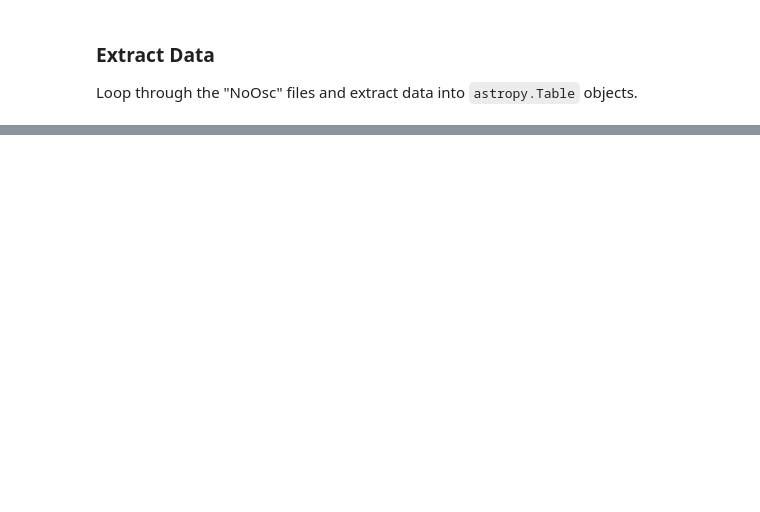
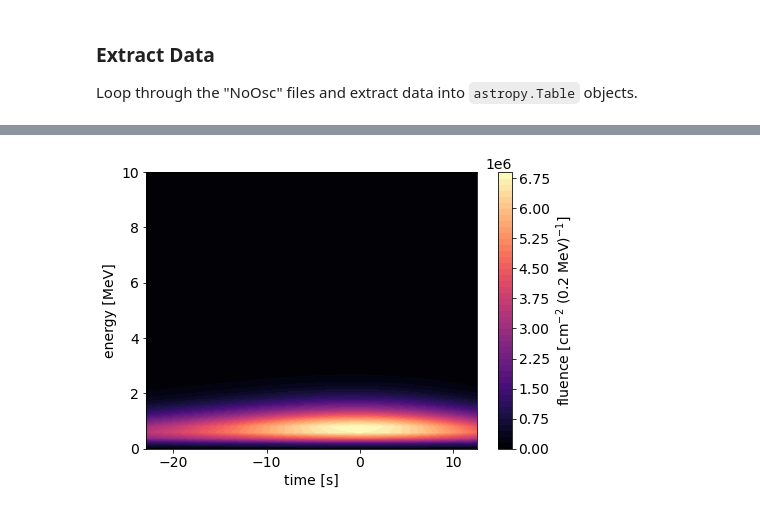
Before and after one commit to SNEWS2/snewpy, a Jupyter notebook: doc/nb/tar_reader.ipynb, the cells around one changed output, grey strips where cells are left out. Saved outputs shown, nothing was run; the diff lists cells and outputs as text; code cells hidden in the pictures; blank space fills up the shorter version.

```diff
--- a/doc/nb/tar_reader.ipynb
+++ b/doc/nb/tar_reader.ipynb
@@ -137,0 +142,12 @@ Table length=501
+# %%
+t_, E_ = np.meshgrid(time, energy)
+
+fig, ax = plt.subplots(1,1, figsize=(7,5))
+cf = ax.contourf(t_, E_, flux['NuE'], levels=50, cmap='magma')
+cb = fig.colorbar(cf, ax=ax)
+cb.set_label('fluence [cm$^{-2}$ (0.2 MeV)$^{-1}$]')
+ax.set(xlim=(time[0], time[-1]), xlabel='time [s]',
+       ylim=(0,10), ylabel='energy [MeV]')
+fig.tight_layout()
+# %% [output]
+[figure, added]
```
Also changed, not shown: parts of 9 cells of this notebook.
